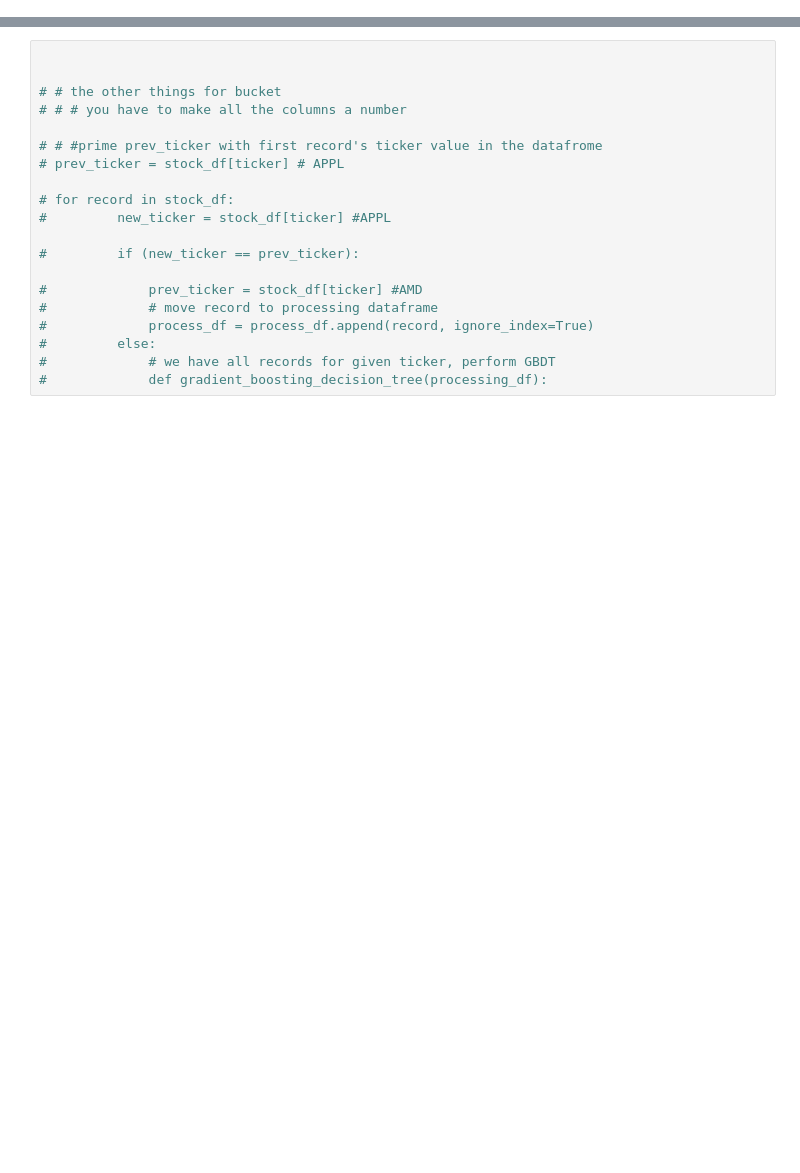
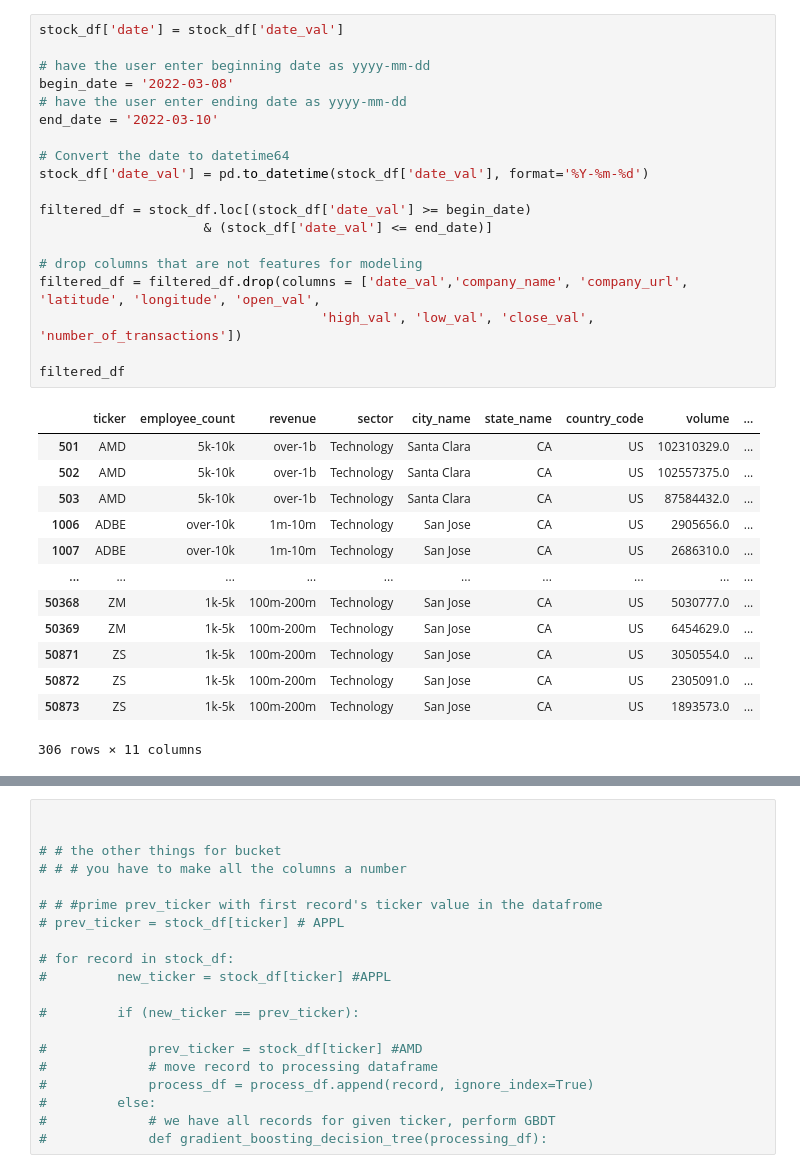
Before and after one commit to kjkubik/CompanyLocationAndStocks, a Jupyter notebook: source/GBDTModel.ipynb, the cells around one changed output, grey strips where cells are left out. Cells and saved outputs as stored; diff of their text form; blank space fills up the shorter version.

```diff
--- a/source/GBDTModel.ipynb
+++ b/source/GBDTModel.ipynb
@@ -22,0 +50,33 @@ from sklearn.metrics import balanced_accuracy_score
+# %%
+stock_df['date'] = stock_df['date_val']
+
+# have the user enter beginning date as yyyy-mm-dd
+begin_date = '2022-03-08'
+# have the user enter ending date as yyyy-mm-dd
+end_date = '2022-03-10'
+
+# Convert the date to datetime64
+stock_df['date_val'] = pd.to_datetime(stock_df['date_val'], format='%Y-%m-%d')
+
+filtered_df = stock_df.loc[(stock_df['date_val'] >= begin_date)
+                     & (stock_df['date_val'] <= end_date)]
+
+# drop columns that are not features for modeling
+filtered_df = filtered_df.drop(columns = ['date_val','company_name', 'company_url', 'latitude', 'longitude', 'open_val',
+                                    'high_val', 'low_val', 'close_val', 'number_of_transactions'])
+
+filtered_df
+# %% [output]
+|  | ticker | employee_count | revenue | sector | city_name | state_name | country_code | volume | ... |
+| 501 | AMD | 5k-10k | over-1b | Technology | Santa Clara | CA | US | 102310329.0 | ... |
+| 502 | AMD | 5k-10k | over-1b | Technology | Santa Clara | CA | US | 102557375.0 | ... |
+| 503 | AMD | 5k-10k | over-1b | Technology | Santa Clara | CA | US | 87584432.0 | ... |
+| 1006 | ADBE | over-10k | 1m-10m | Technology | San Jose | CA | US | 2905656.0 | ... |
+| 1007 | ADBE | over-10k | 1m-10m | Technology | San Jose | CA | US | 2686310.0 | ... |
+| ... | ... | ... | ... | ... | ... | ... | ... | ... | ... |
+| 50368 | ZM | 1k-5k | 100m-200m | Technology | San Jose | CA | US | 5030777.0 | ... |
+| 50369 | ZM | 1k-5k | 100m-200m | Technology | San Jose | CA | US | 6454629.0 | ... |
+| 50871 | ZS | 1k-5k | 100m-200m | Technology | San Jose | CA | US | 3050554.0 | ... |
+| 50872 | ZS | 1k-5k | 100m-200m | Technology | San Jose | CA | US | 2305091.0 | ... |
+| 50873 | ZS | 1k-5k | 100m-200m | Technology | San Jose | CA | US | 1893573.0 | ... |
+306 rows × 11 columns
```
Also changed, not shown: parts of 18 cells of this notebook, 1 other file.
